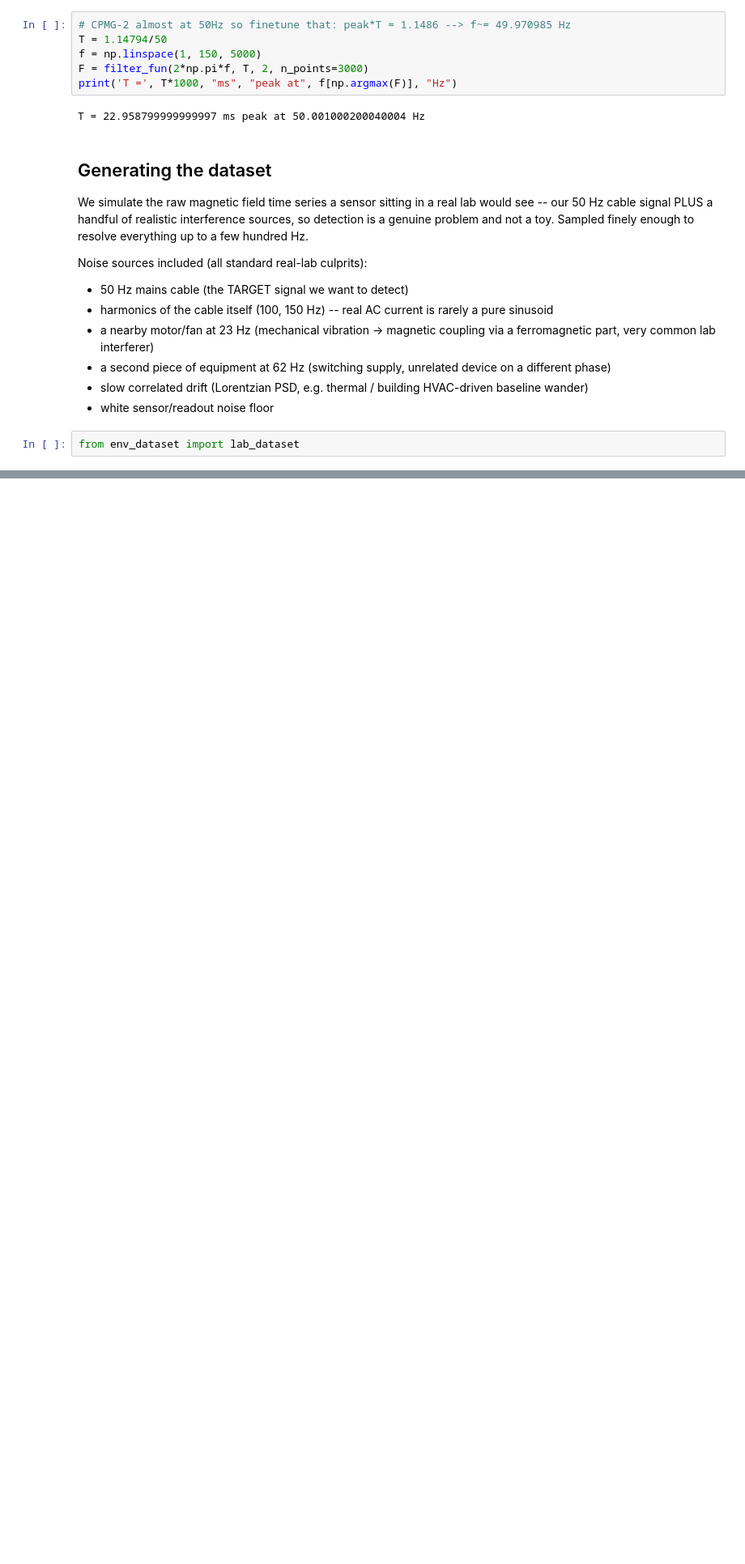
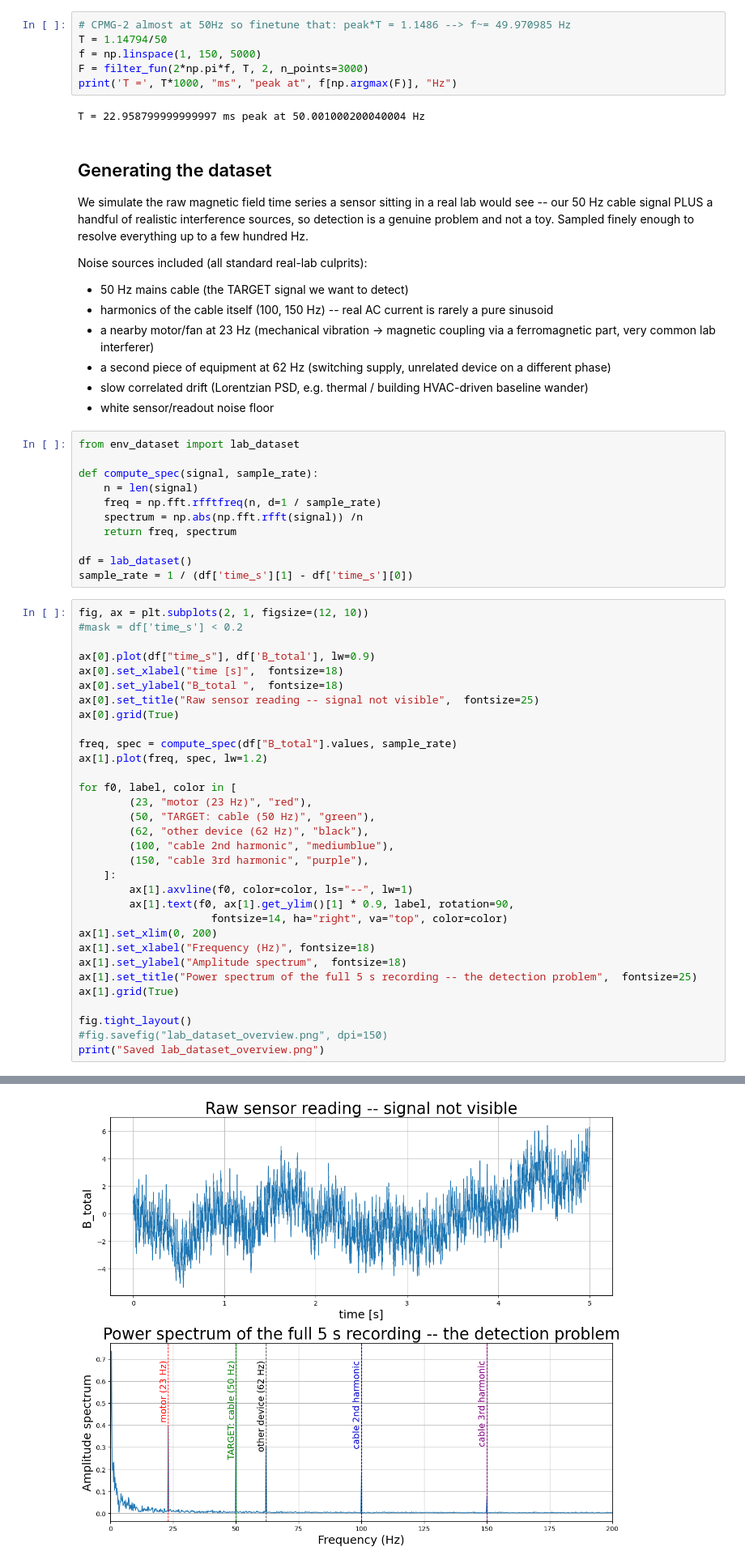
Before and after one commit to LU-B4N-PUS/AC-Magnetometry, a Jupyter notebook: scripts/visualization.ipynb, the cells around one changed output, grey strips where cells are left out. Shown at 81% size. Cells and saved outputs as stored; diff of their text form; blank space fills up the shorter version.

```diff
--- a/scripts/visualization.ipynb
+++ b/scripts/visualization.ipynb
@@ -108,3 +108,45 @@ Noise sources included (all standard real-lab culprits):
   - white sensor/readout noise floor
 # %%
 from env_dataset import lab_dataset
+
+def compute_spec(signal, sample_rate):
+    n = len(signal)
+    freq = np.fft.rfftfreq(n, d=1 / sample_rate)
+    spectrum = np.abs(np.fft.rfft(signal)) /n
+    return freq, spectrum
+
+df = lab_dataset()
+sample_rate = 1 / (df['time_s'][1] - df['time_s'][0])
+# %%
+fig, ax = plt.subplots(2, 1, figsize=(12, 10))
+#mask = df['time_s'] < 0.2
+
+ax[0].plot(df["time_s"], df['B_total'], lw=0.9)
+ax[0].set_xlabel("time [s]",  fontsize=18)
+ax[0].set_ylabel("B_total ",  fontsize=18)
+ax[0].set_title("Raw sensor reading -- signal not visible",  fontsize=25)
+ax[0].grid(True)
+
+freq, spec = compute_spec(df["B_total"].values, sample_rate)
+ax[1].plot(freq, spec, lw=1.2)
+
+for f0, label, color in [
+        (23, "motor (23 Hz)", "red"),
+        (50, "TARGET: cable (50 Hz)", "green"),
+        (62, "other device (62 Hz)", "black"),
+        (100, "cable 2nd harmonic", "mediumblue"),
+        (150, "cable 3rd harmonic", "purple"),
+    ]:
+        ax[1].axvline(f0, color=color, ls="--", lw=1)
+        ax[1].text(f0, ax[1].get_ylim()[1] * 0.9, label, rotation=90,
+                     fontsize=14, ha="right", va="top", color=color)
+ax[1].set_xlim(0, 200)
+ax[1].set_xlabel("Frequency (Hz)", fontsize=18)
+ax[1].set_ylabel("Amplitude spectrum",  fontsize=18)
+ax[1].set_title("Power spectrum of the full 5 s recording -- the detection problem",  fontsize=25)
+ax[1].grid(True)
+
+fig.tight_layout()
+#fig.savefig("lab_dataset_overview.png", dpi=150)
+print("Saved lab_dataset_overview.png")
+# %% [output]
@@ -110,0 +154 @@ from env_dataset import lab_dataset
+[figure, added]
```
Also changed, not shown: parts of 1 cell of this notebook, 2 other files.
